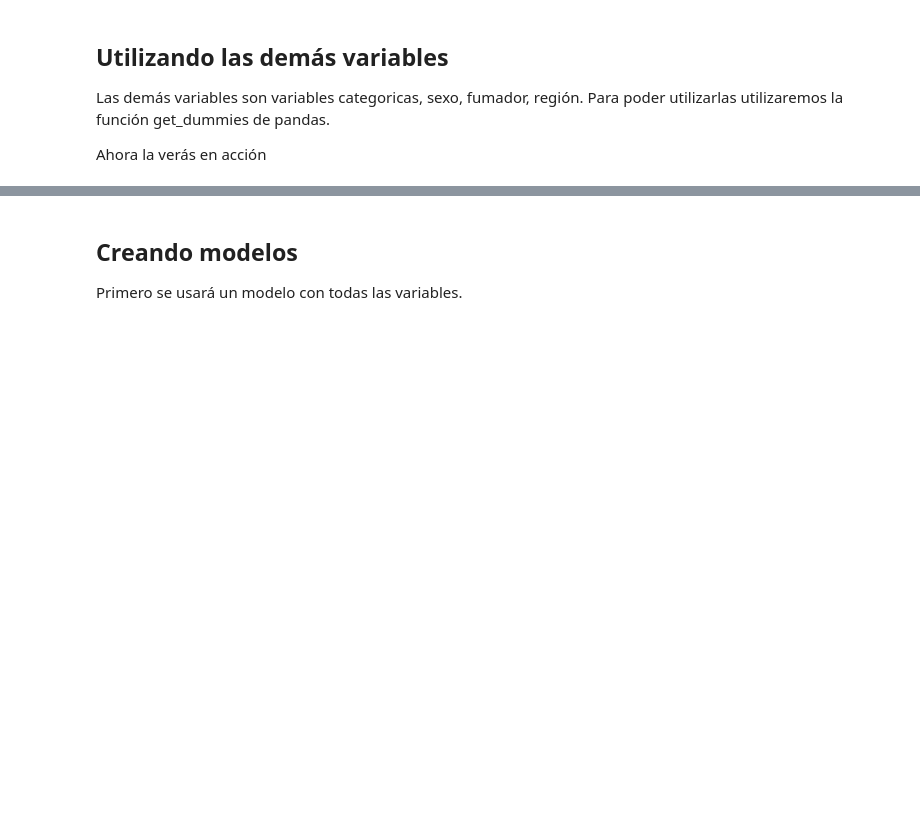
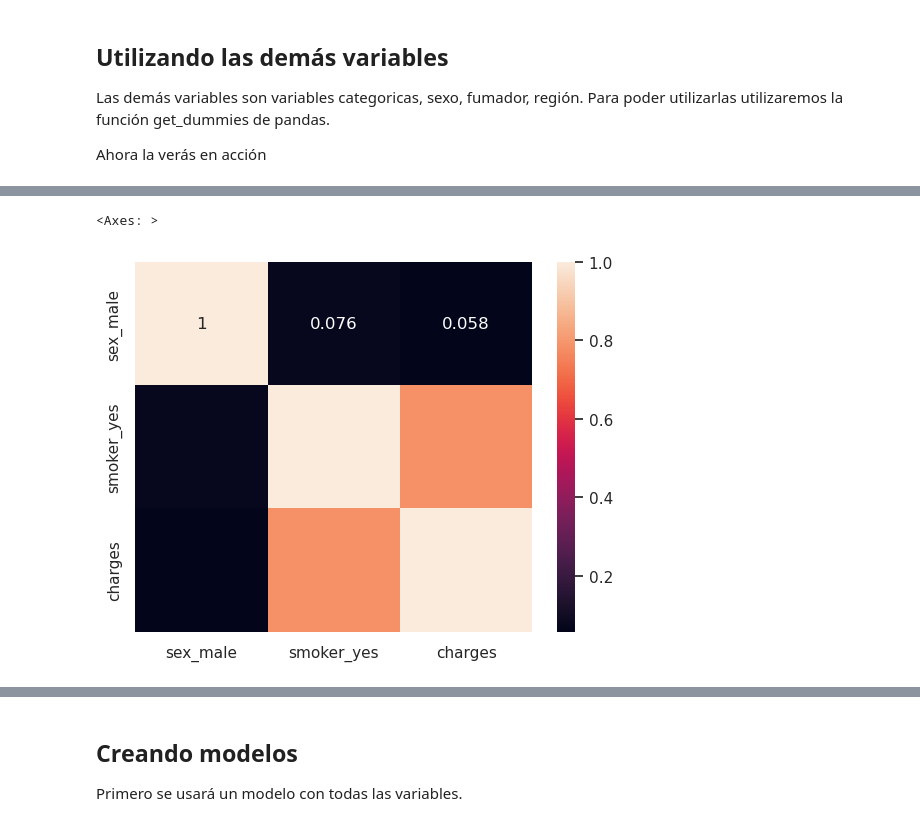
Before and after one commit to dparedes616/machine-learning, a Jupyter notebook: proyecto_final_template.ipynb, the cells around one changed output, grey strips where cells are left out. Drawn from its saved outputs; the diff is of its cells as text; code cells hidden in the pictures; blank space fills up the shorter version.

```diff
--- a/proyecto_final_template.ipynb
+++ b/proyecto_final_template.ipynb
@@ -160,0 +167,6 @@ pd.get_dummies(df, columns=["sex", "smoker", "region"])
+# %%
+sns.set(font_scale=1)
+sns.heatmap(cm, cbar=True, annot=True, yticklabels=categorica_columns, xticklabels=categorica_columns)
+# %% [output]
+<Axes: >
+[figure, added]
```
Also changed, not shown: parts of 7 cells of this notebook, 2 other files.
